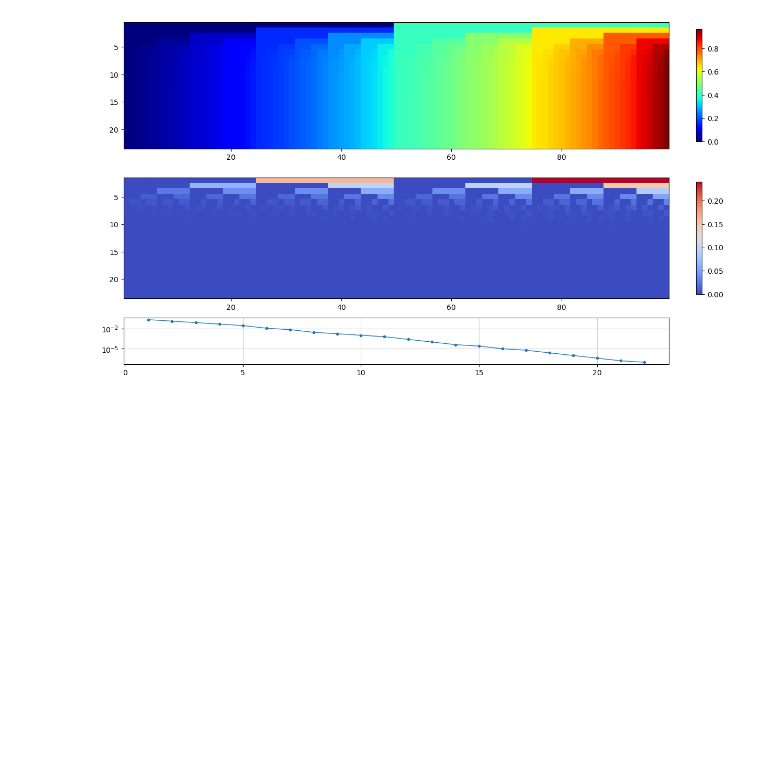
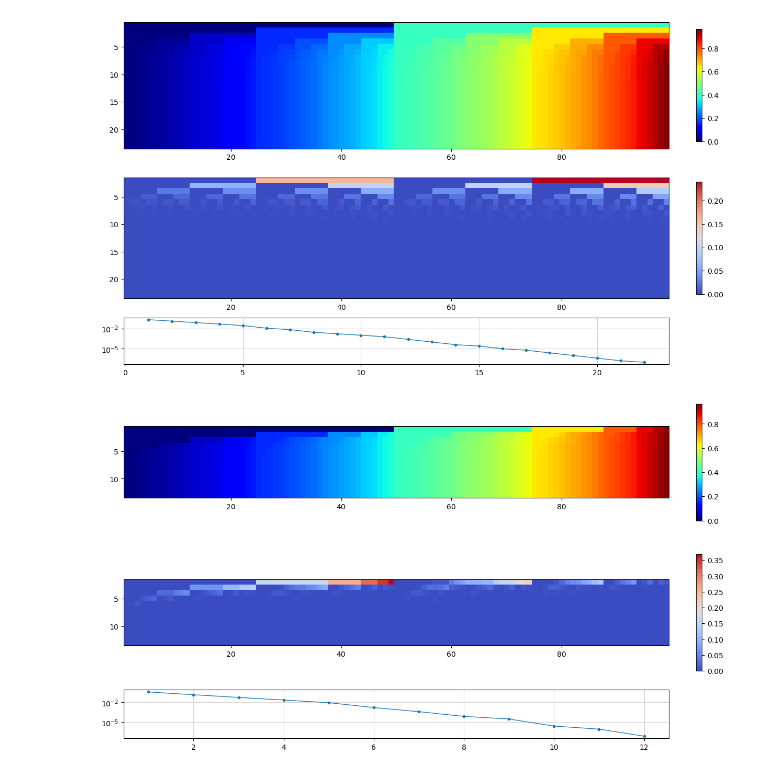
Before and after one commit to the-mysh/rl-coursework, a Jupyter notebook: tasks/gambler_problem/Gambler_problem.ipynb, the cells around one changed output. Saved outputs shown, nothing was run; the diff lists cells and outputs as text; code cells hidden in the pictures; blank space fills up the shorter version.

```diff
--- a/tasks/gambler_problem/Gambler_problem.ipynb
+++ b/tasks/gambler_problem/Gambler_problem.ipynb
@@ -104,3 +104,7 @@ plot_estimate_evolution(ip_pi_track, cbar_shrink=0.5, fig_height=5, equalise_dif
 plot_estimate_evolution(vec_v_track, log_scale_diff=True)
 # %% [output]
 [figure]
+# %%
+plot_estimate_evolution(ip_v_track, log_scale_diff=True)
+# %% [output]
+[figure, added]
```
Also changed, not shown: parts of 2 cells of this notebook, 1 other file.
